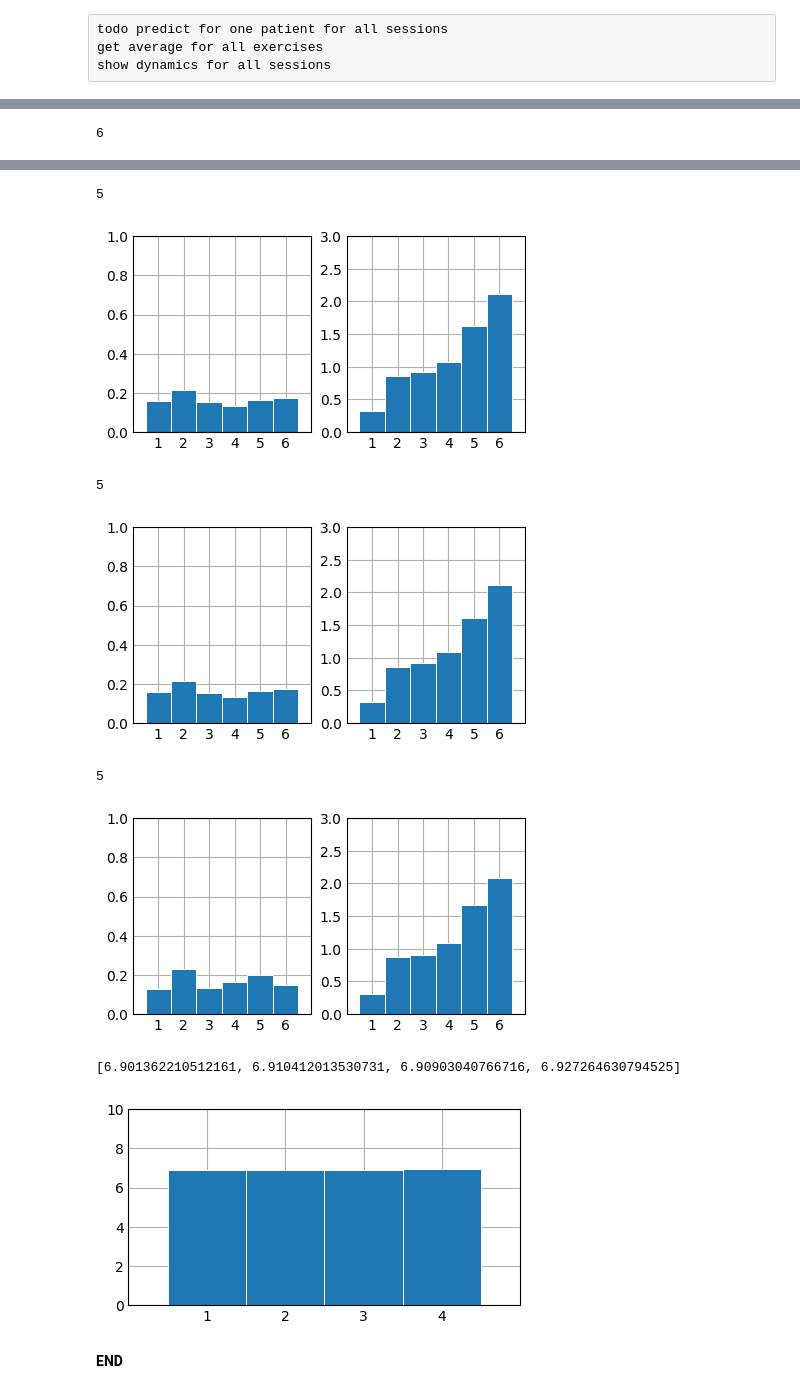
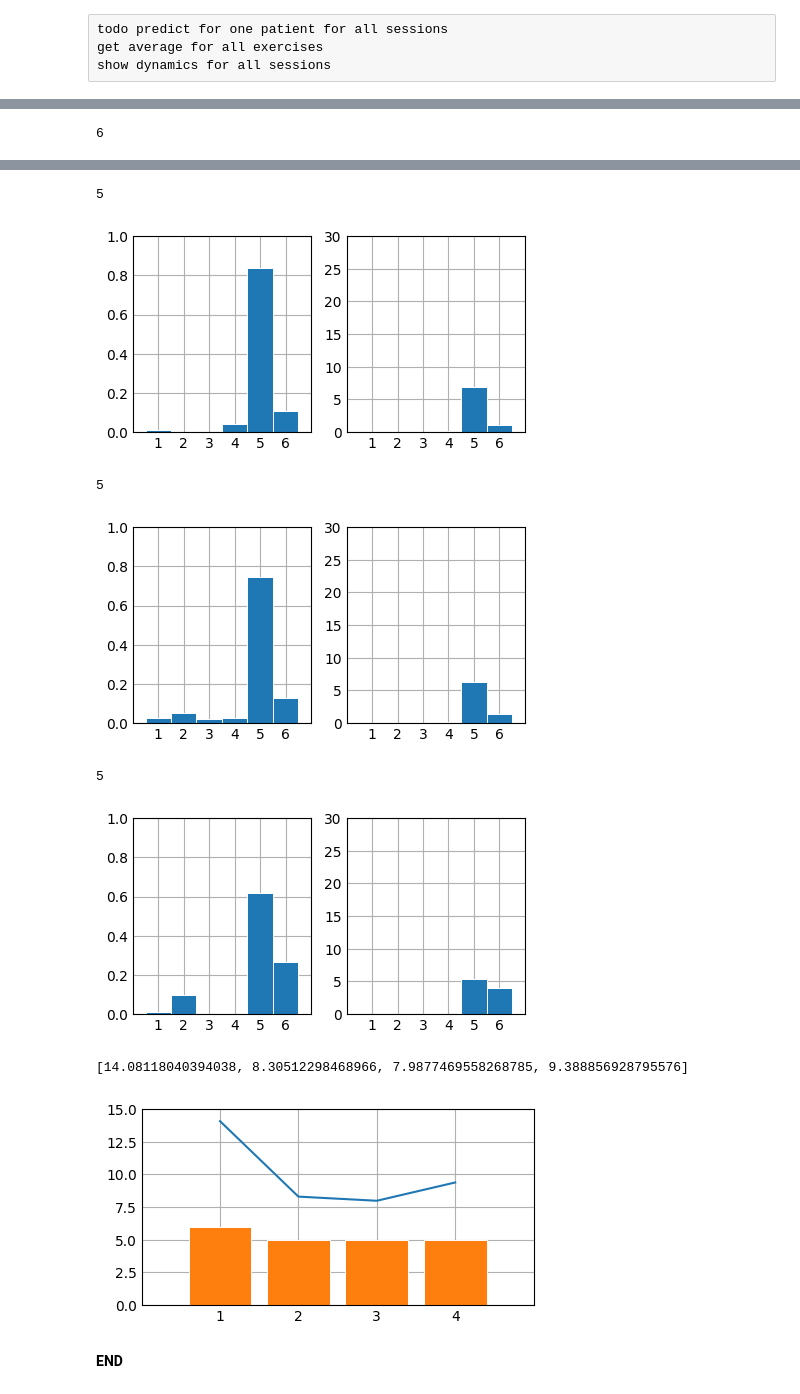
Before and after one commit to Arisiru/research-face-excercises-dynamics, a Jupyter notebook: src/Modeling_exp_01.ipynb, the cells around one changed output, grey strips where cells are left out. Cells and saved outputs as stored; diff of their text form; code cells hidden in the pictures.

Commit message:
add: finalized end to end run with base model

```diff
--- a/src/Modeling_exp_01.ipynb
+++ b/src/Modeling_exp_01.ipynb
@@ -90,17 +123,32 @@ from tensorflow.keras.optimizers import Adam
 # %%
+chanDim = -1
+
 inputA = Input(shape=xs_a.shape[1:])
 inputB = Input(shape=xs_b.shape[1:])
 
 x_a = Dense(4, activation="relu")(inputA)
 x_a = Model(inputs=inputA, outputs=x_a)
 
-x_b = LSTM(64)(inputB)
-x_b = Dense(32, activation="relu")(x_b)
+#x_b = LSTM(64)(inputB)
+x_b = Conv1D(16, 3, padding='same', activation='relu')(inputB)
+x_b = BatchNormalization(axis=chanDim)(x_b)
+x_b = MaxPooling1D((2))(x_b)
+x_b = Conv1D(32, 3, padding='same', activation='relu')(x_b)
+x_b = BatchNormalization(axis=chanDim)(x_b)
+x_b = MaxPooling1D((2))(x_b)
+x_b = Conv1D(64, 3, padding='same', activation='relu')(x_b)
+x_b = BatchNormalization(axis=chanDim)(x_b)
+x_b = MaxPooling1D((2))(x_b)
+x_b = Conv1D(64, 3, padding='same', activation='relu')(x_b)
+x_b = BatchNormalization(axis=chanDim)(x_b)
+x_b = MaxPooling1D((2))(x_b)
+x_b = Flatten()(x_b)
+x_b = Dropout(0.5)(x_b)
+x_b = Dense(128, activation="relu")(x_b)
 x_b = Model(inputs=inputB, outputs=x_b)
 
 combined = concatenate([x_a.output, x_b.output])
-x = Dense(16, activation="relu")(combined)
-x = Dense(6, activation="relu")(x)
+x = Dense(32, activation="relu")(combined)
 x = Dense(6, activation="softmax")(x)
 model = Model(inputs=[x_a.input, x_b.input], outputs=x)
 
@@ -144,6 +195,6 @@ weight_training_classes = {0: 0.32075471698113206,
 model.fit(
     x=[xs_a, xs_b], y=ys,
     validation_data=([xs_a, xs_b], ys),
-    batch_size=8, epochs=20,
+    batch_size=8, epochs=100,
     class_weight=weight_training_classes)
 # %% [output]
@@ -175,7 +223,7 @@ Epoch 20/20
 # %%
 from sklearn.metrics import classification_report
 
-y_pred = model.predict([xs_a, xs_b],verbose=1)
+y_pred = model.predict([xs_a, xs_b],verbose=0)
 y_pred_bool = np.argmax(y_pred, axis=1)
 
 print(classification_report(ys, y_pred_bool))
@@ -221,5 +267,5 @@ print(sessions)
 # %%
-weights = [2.0, 4.0, 6.0, 8.0, 10.0, 12.0]
+weights = [0.0, 1.0, 2.0, 4.0, 8.0, 16.0]
 exercises_number = 9
 # %%
 import matplotlib.pyplot as plt
@@ -229,8 +275,8 @@ dynamic = []
 
 for session in sessions:
     exercises_result = []
-    print(session['evaluation'])
-    for exercise_id in range(1, session['number_of_exercises']+1):
+    print(session['evaluation'] + 1) #from index to class
+    for exercise_id in range(session['number_of_exercises']):
         xs_a, xs_b, ys = exercise_to_input(
             os.path.join(
                 dir_exercises, '%s_%s_%s.json' % (
@@ -239,7 +285,7 @@ for session in sessions:
                     exercise_id
                 )))
 
-        xs_a = tf.one_hot([xs_a], depth)
+        xs_a = np.array([xs_a])
         xs_b = np.array([xs_b])
 
         #print(xs_a.shape)
@@ -271,7 +317,7 @@ for session in sessions:
     axs[1].bar(x, y_score, width=1, edgecolor="white", linewidth=0.7)
     axs[1].set(xlim=(0, 7),
               xticks=np.arange(1, 7),
-              ylim=(0, 3),
+              ylim=(0, 30),
              )
 
     plt.show()
@@ -283,11 +329,13 @@ fig, ax = plt.subplots(figsize=(4,2))
 x = 1 + np.arange(len(sessions))
 y = dynamic
 
-ax.bar(x, y, width=1, edgecolor="white", linewidth=0.7)
+#ax.bar(x, y, width=1, edgecolor="white", linewidth=0.7)
+ax.plot(x, y, color='tab:blue')
+ax.bar(x, [6,5,5,5], color='tab:orange', edgecolor="white", linewidth=0.7)
 
 ax.set(xlim=(0, len(sessions) + 1),
           xticks=np.arange(1, len(sessions) + 1),
-          ylim=(0, 10),
+          ylim=(0, 15),
          )
 
 plt.show()
@@ -297,10 +345,10 @@ plt.show()
 5
-[figure, old version]
+[figure, new version]
 5
-[figure, old version]
+[figure, new version]
 5
-[figure, old version]
+[figure, new version]
-[6.901362210512161, 6.910412013530731, 6.90903040766716, 6.927264630794525]
+[14.08118040394038, 8.30512298468966, 7.9877469558268785, 9.388856928795576]
-[figure, old version]
+[figure, new version]
 # %% [markdown]
 __END__
```
Also changed, not shown: parts of 11 cells of this notebook, 2 other files.
